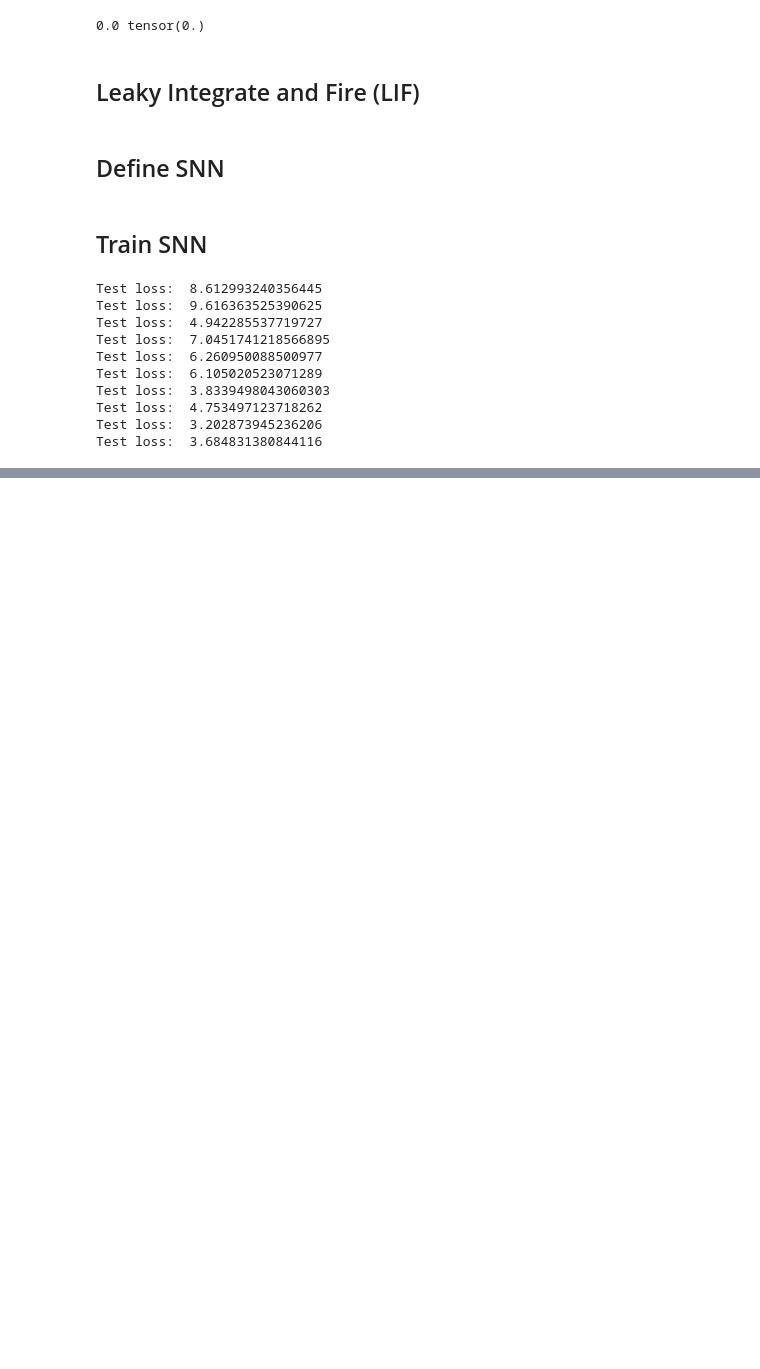
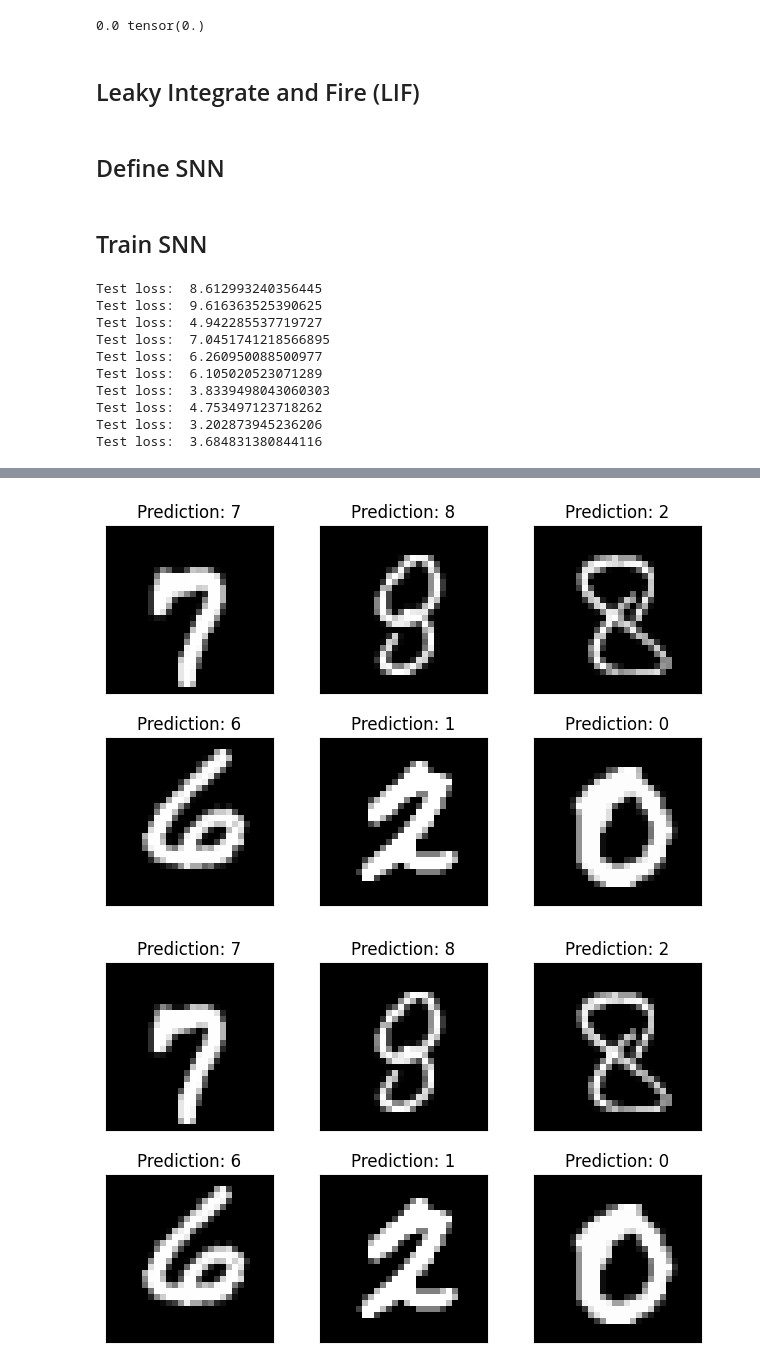
Before and after one commit to githubpradeep/notebooks, a Jupyter notebook: Spiking_Neural_Networks.ipynb, the cells around one changed output, grey strips where cells are left out. Drawn from its saved outputs; the diff is of its cells as text; code cells hidden in the pictures; blank space fills up the shorter version.

```diff
--- a/Spiking_Neural_Networks.ipynb
+++ b/Spiking_Neural_Networks.ipynb
@@ -233,0 +250,18 @@ Test loss:  3.684831380844116
+# %%
+
+with torch.no_grad():
+  data_it = data_it.to(device)
+  output, _ = net(data_it.view(batch_size, -1))
+  fig = plt.figure()
+for i in range(6):
+  plt.subplot(2,3,i+1)
+  plt.tight_layout()
+  plt.imshow(data_it[i][0].detach().cpu(), cmap='gray', interpolation='none')
+  plt.title("Prediction: {}".format(
+    output[-1].data.max(1, keepdim=True)[-1][i].item()))
+  plt.xticks([])
+  plt.yticks([])
+fig
+# %% [output]
+[figure, added]
+[figure, added]
```
Also changed, not shown: parts of 1 cell of this notebook.
